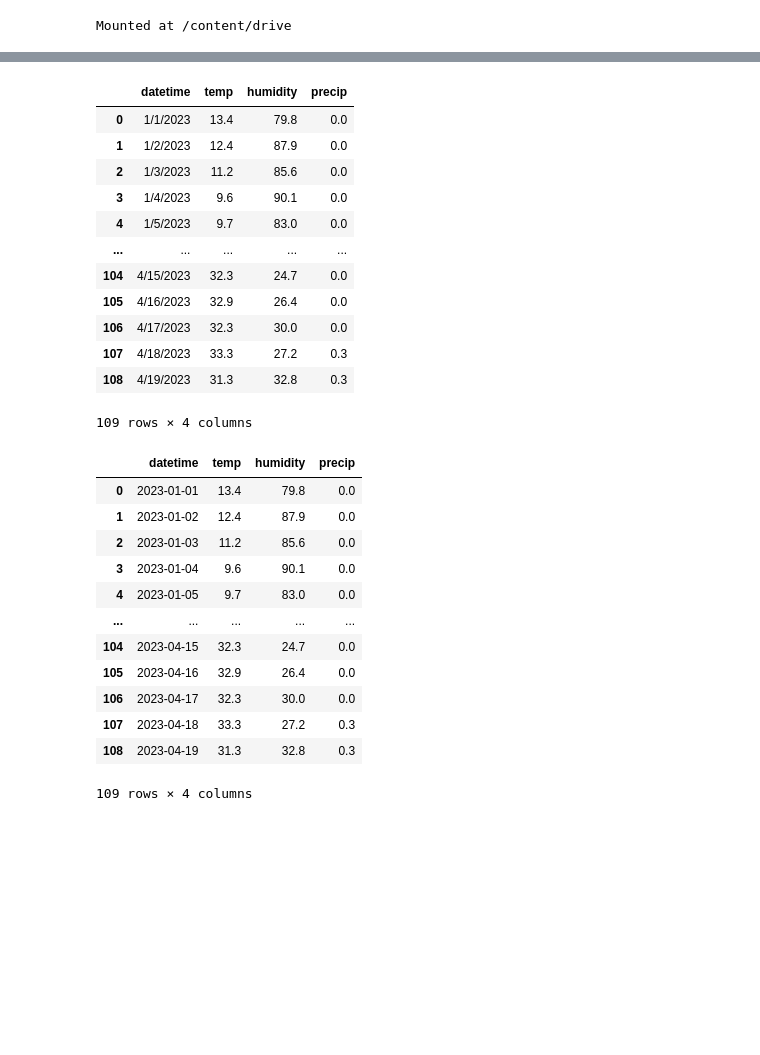
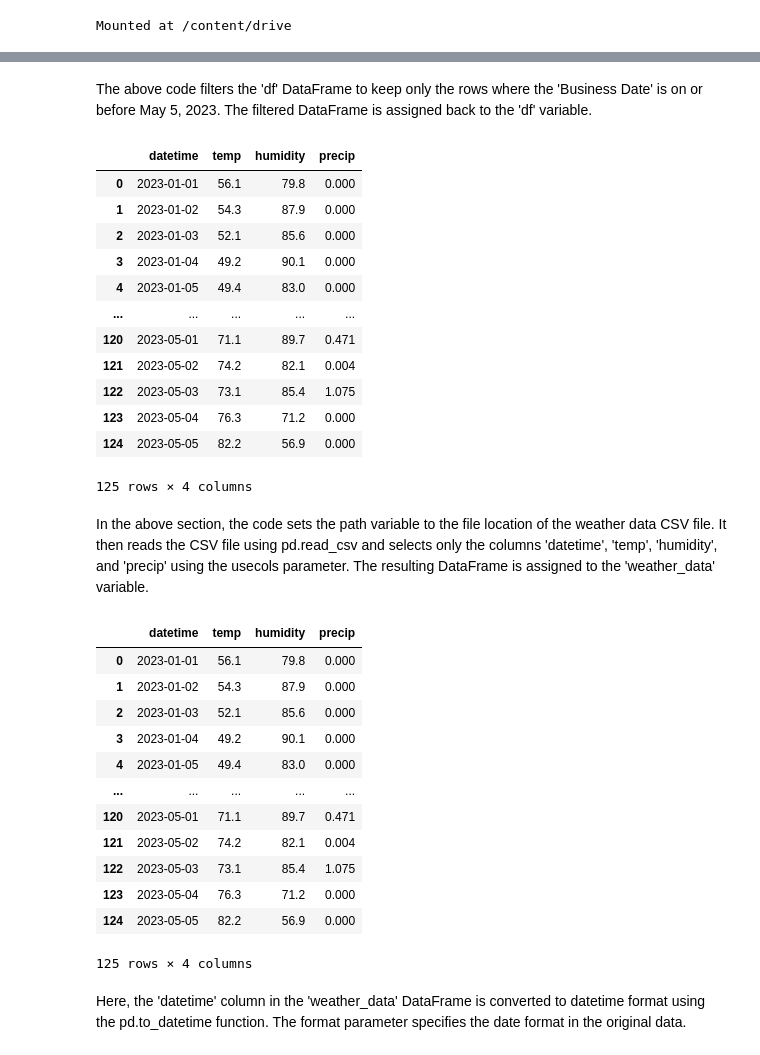
Before and after one commit to amit19142/Arjun_Sir-IP, a Jupyter notebook: Hotel_Sales_Forecast_ML.ipynb, the cells around one changed output, grey strips where cells are left out. Drawn from its saved outputs; the diff is of its cells as text; code cells hidden in the pictures; blank space fills up the shorter version.

```diff
--- a/Hotel_Sales_Forecast_ML.ipynb
+++ b/Hotel_Sales_Forecast_ML.ipynb
@@ -206,37 +107,43 @@ df
+# %% [markdown]
+The above code filters the 'df' DataFrame to keep only the rows where the 'Business Date' is on or before May 5, 2023. The filtered DataFrame is assigned back to the 'df' variable.
 # %%
-path = '/content/drive/MyDrive/Delhi_weather_data.csv'
+path = '/content/drive/MyDrive/weather_data_delhi.csv'
 weather_data = pd.read_csv(path, usecols=['datetime', 'temp', 'humidity', 'precip'])
 weather_data
 # %% [output]
 |  | datetime | temp | humidity | precip |
-| 0 | 1/1/2023 | 13.4 | 79.8 | 0.0 |
-| 1 | 1/2/2023 | 12.4 | 87.9 | 0.0 |
-| 2 | 1/3/2023 | 11.2 | 85.6 | 0.0 |
-| 3 | 1/4/2023 | 9.6 | 90.1 | 0.0 |
-| 4 | 1/5/2023 | 9.7 | 83.0 | 0.0 |
+| 0 | 2023-01-01 | 56.1 | 79.8 | 0.000 |
+| 1 | 2023-01-02 | 54.3 | 87.9 | 0.000 |
+| 2 | 2023-01-03 | 52.1 | 85.6 | 0.000 |
+| 3 | 2023-01-04 | 49.2 | 90.1 | 0.000 |
+| 4 | 2023-01-05 | 49.4 | 83.0 | 0.000 |
 | ... | ... | ... | ... | ... |
-| 104 | 4/15/2023 | 32.3 | 24.7 | 0.0 |
-| 105 | 4/16/2023 | 32.9 | 26.4 | 0.0 |
-| 106 | 4/17/2023 | 32.3 | 30.0 | 0.0 |
-| 107 | 4/18/2023 | 33.3 | 27.2 | 0.3 |
-| 108 | 4/19/2023 | 31.3 | 32.8 | 0.3 |
+| 120 | 2023-05-01 | 71.1 | 89.7 | 0.471 |
+| 121 | 2023-05-02 | 74.2 | 82.1 | 0.004 |
+| 122 | 2023-05-03 | 73.1 | 85.4 | 1.075 |
+| 123 | 2023-05-04 | 76.3 | 71.2 | 0.000 |
+| 124 | 2023-05-05 | 82.2 | 56.9 | 0.000 |
-109 rows × 4 columns
+125 rows × 4 columns
+# %% [markdown]
+In the above section, the code sets the path variable to the file location of the weather data CSV file. It then reads the CSV file using pd.read_csv and selects only the columns 'datetime', 'temp', 'humidity', and 'precip' using the usecols parameter. The resulting DataFrame is assigned to the 'weather_data' variable.
 # %%
-weather_data['datetime'] = pd.to_datetime(weather_data['datetime'], format='%m/%d/%Y')
+weather_data['datetime'] = pd.to_datetime(weather_data['datetime'], format='%Y/%m/%d')
 weather_data
 # %% [output]
 |  | datetime | temp | humidity | precip |
-| 0 | 2023-01-01 | 13.4 | 79.8 | 0.0 |
-| 1 | 2023-01-02 | 12.4 | 87.9 | 0.0 |
-| 2 | 2023-01-03 | 11.2 | 85.6 | 0.0 |
-| 3 | 2023-01-04 | 9.6 | 90.1 | 0.0 |
-| 4 | 2023-01-05 | 9.7 | 83.0 | 0.0 |
+| 0 | 2023-01-01 | 56.1 | 79.8 | 0.000 |
+| 1 | 2023-01-02 | 54.3 | 87.9 | 0.000 |
+| 2 | 2023-01-03 | 52.1 | 85.6 | 0.000 |
+| 3 | 2023-01-04 | 49.2 | 90.1 | 0.000 |
+| 4 | 2023-01-05 | 49.4 | 83.0 | 0.000 |
 | ... | ... | ... | ... | ... |
-| 104 | 2023-04-15 | 32.3 | 24.7 | 0.0 |
-| 105 | 2023-04-16 | 32.9 | 26.4 | 0.0 |
-| 106 | 2023-04-17 | 32.3 | 30.0 | 0.0 |
-| 107 | 2023-04-18 | 33.3 | 27.2 | 0.3 |
-| 108 | 2023-04-19 | 31.3 | 32.8 | 0.3 |
+| 120 | 2023-05-01 | 71.1 | 89.7 | 0.471 |
+| 121 | 2023-05-02 | 74.2 | 82.1 | 0.004 |
+| 122 | 2023-05-03 | 73.1 | 85.4 | 1.075 |
+| 123 | 2023-05-04 | 76.3 | 71.2 | 0.000 |
+| 124 | 2023-05-05 | 82.2 | 56.9 | 0.000 |
-109 rows × 4 columns
+125 rows × 4 columns
+# %% [markdown]
+Here, the 'datetime' column in the 'weather_data' DataFrame is converted to datetime format using the pd.to_datetime function. The format parameter specifies the date format in the original data.
 # %%
 weather_data.rename(columns={'temp': 'Temperature', 'humidity': 'Humidity', 'precip': 'Precipitation'}, inplace=True)
```
Also changed, not shown: parts of 24 cells of this notebook, 4 other files.
